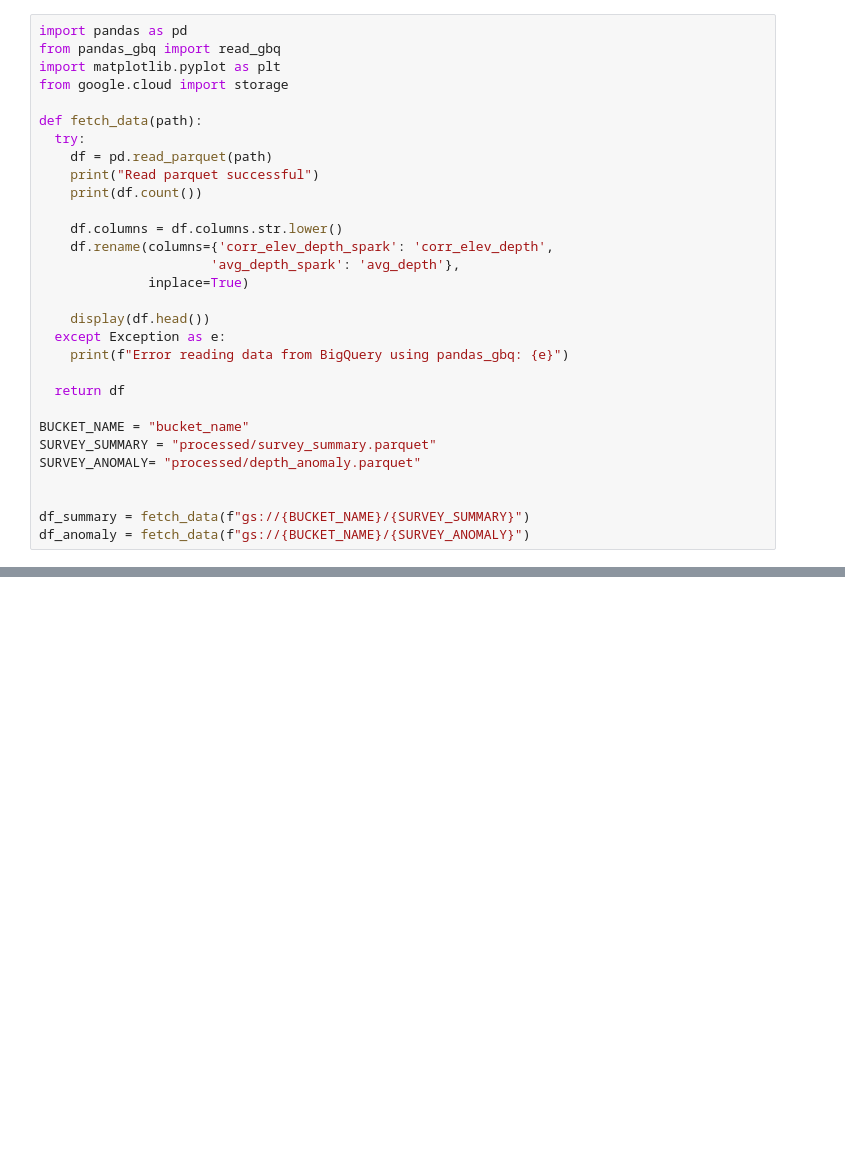
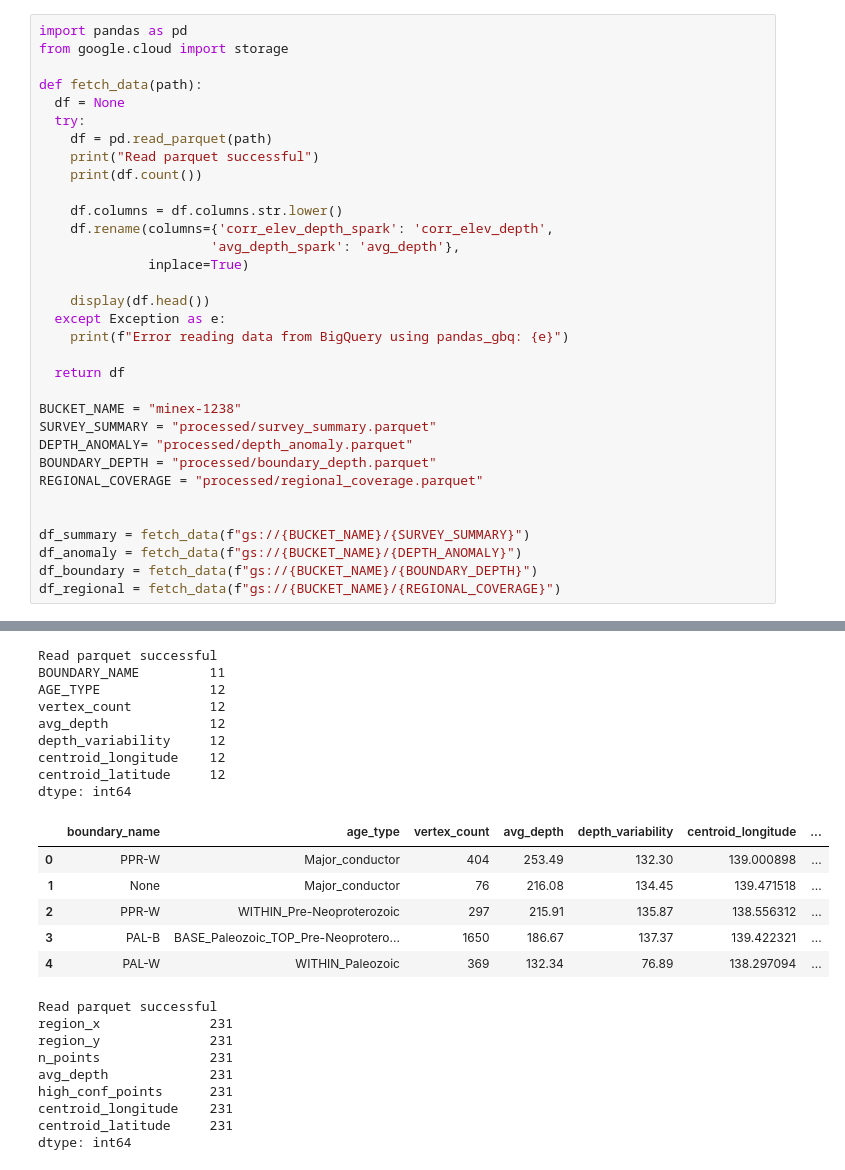
Before and after one commit to zarezza/MiningExploration, a Jupyter notebook: minex_view.ipynb, the cells around one changed output, grey strips where cells are left out. Drawn from its saved outputs; the diff is of its cells as text; blank space fills up the shorter version.

```diff
--- a/minex_view.ipynb
+++ b/minex_view.ipynb
@@ -1,10 +1,9 @@
 # %%
 import pandas as pd
-from pandas_gbq import read_gbq
-import matplotlib.pyplot as plt
 from google.cloud import storage
 
 def fetch_data(path):
+  df = None
   try:
     df = pd.read_parquet(path)
     print("Read parquet successful")
@@ -21,43 +20,71 @@ def fetch_data(path):
 
   return df
 
-BUCKET_NAME = "bucket_name"
+BUCKET_NAME = "minex-1238"
 SURVEY_SUMMARY = "processed/survey_summary.parquet"
-SURVEY_ANOMALY= "processed/depth_anomaly.parquet"
+DEPTH_ANOMALY= "processed/depth_anomaly.parquet"
+BOUNDARY_DEPTH = "processed/boundary_depth.parquet"
+REGIONAL_COVERAGE = "processed/regional_coverage.parquet"
 
 
 df_summary = fetch_data(f"gs://{BUCKET_NAME}/{SURVEY_SUMMARY}")
-df_anomaly = fetch_data(f"gs://{BUCKET_NAME}/{SURVEY_ANOMALY}")
+df_anomaly = fetch_data(f"gs://{BUCKET_NAME}/{DEPTH_ANOMALY}")
+df_boundary = fetch_data(f"gs://{BUCKET_NAME}/{BOUNDARY_DEPTH}")
+df_regional = fetch_data(f"gs://{BUCKET_NAME}/{REGIONAL_COVERAGE}")
 # %% [output]
 Read parquet successful
 SURVEY_NAME      1435
 VERTEX           1435
 Avg_Depth        1435
 Max_Elevation    1435
 Depth_Rank       1435
 dtype: int64
 |  | survey_name | vertex | avg_depth | max_elevation | depth_rank |
 | 0 | AusAEM1 | 6 | 52.683 | 878.900320 | 1 |
 | 1 | AusAEM1 | 30 | 51.746 | 868.714472 | 2 |
 | 2 | AusAEM1 | 10 | 51.510 | 885.690886 | 3 |
 | 3 | AusAEM1 | 4 | 50.652 | 877.202679 | 4 |
 | 4 | AusAEM1 | 1295 | 49.286 | 649.852899 | 5 |
 Read parquet successful
 VERTEX            2847
 SURVEY_LINE       2847
 longitude         2847
 latitude          2847
 depth             2847
 cell_avg_depth    2847
 cell_std_depth    2847
 cell_points       2847
 grid_x            2847
 grid_y            2847
 depth_anomaly     2847
 dtype: int64
 |  | vertex | survey_line | longitude | latitude | depth | cell_avg_depth | cell_std_depth | cell_points | ... |
 | 0 | 17 | 2029001 | 138.605249 | -20.183122 | 650.790 | 165.184 | 323.743 | 4 | ... |
 | 1 | 6 | 2029001 | 139.094116 | -20.182584 | 650.962 | 166.792 | 322.803 | 4 | ... |
 | 2 | 10 | 2021002 | 138.869536 | -18.718253 | 651.858 | 175.955 | 317.274 | 4 | ... |
 | 3 | 4 | 2023002 | 140.230123 | -19.179539 | 644.327 | 172.139 | 314.793 | 4 | ... |
 | 4 | 14 | 2033001 | 138.998519 | -20.909818 | 642.215 | 224.013 | 239.779 | 5 | ... |
+Read parquet successful
+BOUNDARY_NAME         11
+AGE_TYPE              12
+vertex_count          12
+avg_depth             12
+depth_variability     12
+centroid_longitude    12
+centroid_latitude     12
+dtype: int64
+|  | boundary_name | age_type | vertex_count | avg_depth | depth_variability | centroid_longitude | ... |
+| 0 | PPR-W | Major_conductor | 404 | 253.49 | 132.30 | 139.000898 | ... |
+| 1 | None | Major_conductor | 76 | 216.08 | 134.45 | 139.471518 | ... |
+| 2 | PPR-W | WITHIN_Pre-Neoproterozoic | 297 | 215.91 | 135.87 | 138.556312 | ... |
+| 3 | PAL-B | BASE_Paleozoic_TOP_Pre-Neoprotero... | 1650 | 186.67 | 137.37 | 139.422321 | ... |
+| 4 | PAL-W | WITHIN_Paleozoic | 369 | 132.34 | 76.89 | 138.297094 | ... |
+Read parquet successful
+region_x              231
+region_y              231
+n_points              231
+avg_depth             231
+high_conf_points      231
+centroid_longitude    231
+centroid_latitude     231
+dtype: int64
```
Also changed, not shown: parts of 6 cells of this notebook.
